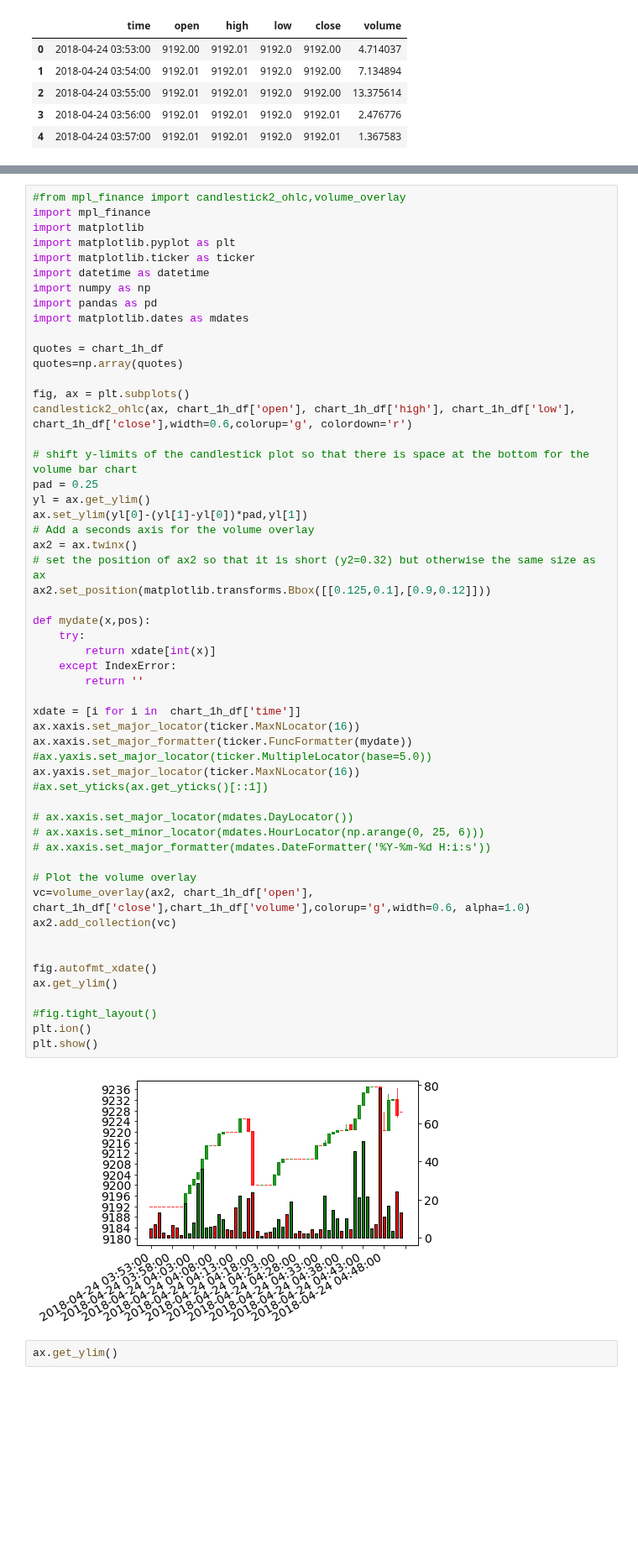
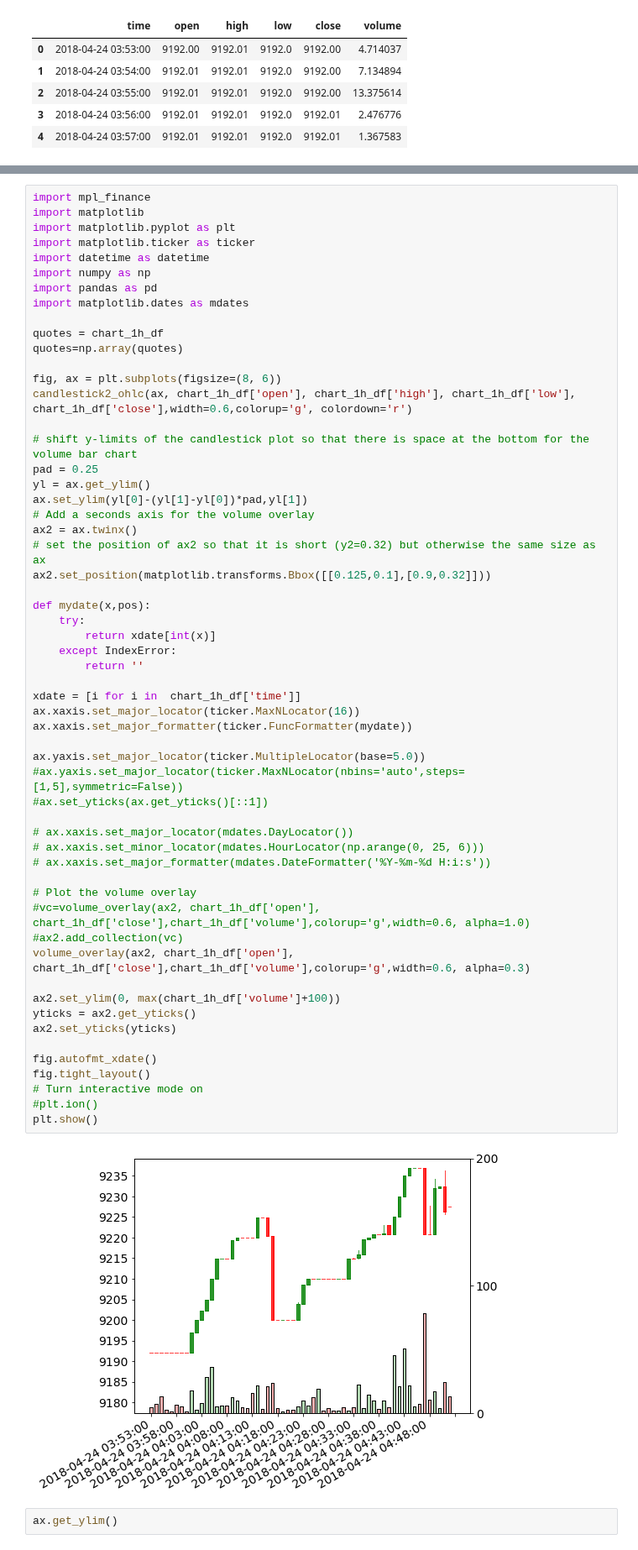
Before and after one commit to timothyyu/gdax-orderbook-ml, a Jupyter notebook: 9_data_pipeline_development.ipynb, the cells around one changed output, grey strips where cells are left out. Shown at 84% size. Drawn from its saved outputs; the diff is of its cells as text; blank space fills up the shorter version.

Commit message:
vol overlay working with ylim +100

```diff
--- a/9_data_pipeline_development.ipynb
+++ b/9_data_pipeline_development.ipynb
@@ -661,5 +681,4 @@ chart_1h_df.head()
 # %%
-#from mpl_finance import candlestick2_ohlc,volume_overlay
 import mpl_finance
 import matplotlib
 import matplotlib.pyplot as plt
@@ -672,48 +691,52 @@ import matplotlib.dates as mdates
 quotes = chart_1h_df
 quotes=np.array(quotes)
 
-fig, ax = plt.subplots()
+fig, ax = plt.subplots(figsize=(8, 6))
 candlestick2_ohlc(ax, chart_1h_df['open'], chart_1h_df['high'], chart_1h_df['low'], chart_1h_df['close'],width=0.6,colorup='g', colordown='r')
 
 # shift y-limits of the candlestick plot so that there is space at the bottom for the volume bar chart
 pad = 0.25
 yl = ax.get_ylim()
 ax.set_ylim(yl[0]-(yl[1]-yl[0])*pad,yl[1])
 # Add a seconds axis for the volume overlay
 ax2 = ax.twinx()
 # set the position of ax2 so that it is short (y2=0.32) but otherwise the same size as ax
-ax2.set_position(matplotlib.transforms.Bbox([[0.125,0.1],[0.9,0.12]]))
+ax2.set_position(matplotlib.transforms.Bbox([[0.125,0.1],[0.9,0.32]]))
 
 def mydate(x,pos):
     try:
         return xdate[int(x)]
     except IndexError:
         return ''
 
 xdate = [i for i in  chart_1h_df['time']]
 ax.xaxis.set_major_locator(ticker.MaxNLocator(16))
 ax.xaxis.set_major_formatter(ticker.FuncFormatter(mydate))
-#ax.yaxis.set_major_locator(ticker.MultipleLocator(base=5.0))
-ax.yaxis.set_major_locator(ticker.MaxNLocator(16))
+
+ax.yaxis.set_major_locator(ticker.MultipleLocator(base=5.0))
+#ax.yaxis.set_major_locator(ticker.MaxNLocator(nbins='auto',steps=[1,5],symmetric=False))
 #ax.set_yticks(ax.get_yticks()[::1])
 
 # ax.xaxis.set_major_locator(mdates.DayLocator())
 # ax.xaxis.set_minor_locator(mdates.HourLocator(np.arange(0, 25, 6)))
 # ax.xaxis.set_major_formatter(mdates.DateFormatter('%Y-%m-%d H:i:s'))
 
 # Plot the volume overlay
-vc=volume_overlay(ax2, chart_1h_df['open'], chart_1h_df['close'],chart_1h_df['volume'],colorup='g',width=0.6, alpha=1.0)
-ax2.add_collection(vc)
+#vc=volume_overlay(ax2, chart_1h_df['open'], chart_1h_df['close'],chart_1h_df['volume'],colorup='g',width=0.6, alpha=1.0)
+#ax2.add_collection(vc)
+volume_overlay(ax2, chart_1h_df['open'], chart_1h_df['close'],chart_1h_df['volume'],colorup='g',width=0.6, alpha=0.3)
 
+ax2.set_ylim(0, max(chart_1h_df['volume']+100))
+yticks = ax2.get_yticks()
+ax2.set_yticks(yticks)
 
 fig.autofmt_xdate()
-ax.get_ylim()
-
-#fig.tight_layout()
-plt.ion()
+fig.tight_layout()
+# Turn interactive mode on
+#plt.ion()
 plt.show()
 # %% [output]
-[figure, old version]
+[figure, new version]
 # %%
 ax.get_ylim()
 # %% [output]
```
Also changed, not shown: parts of 1 cell of this notebook.
